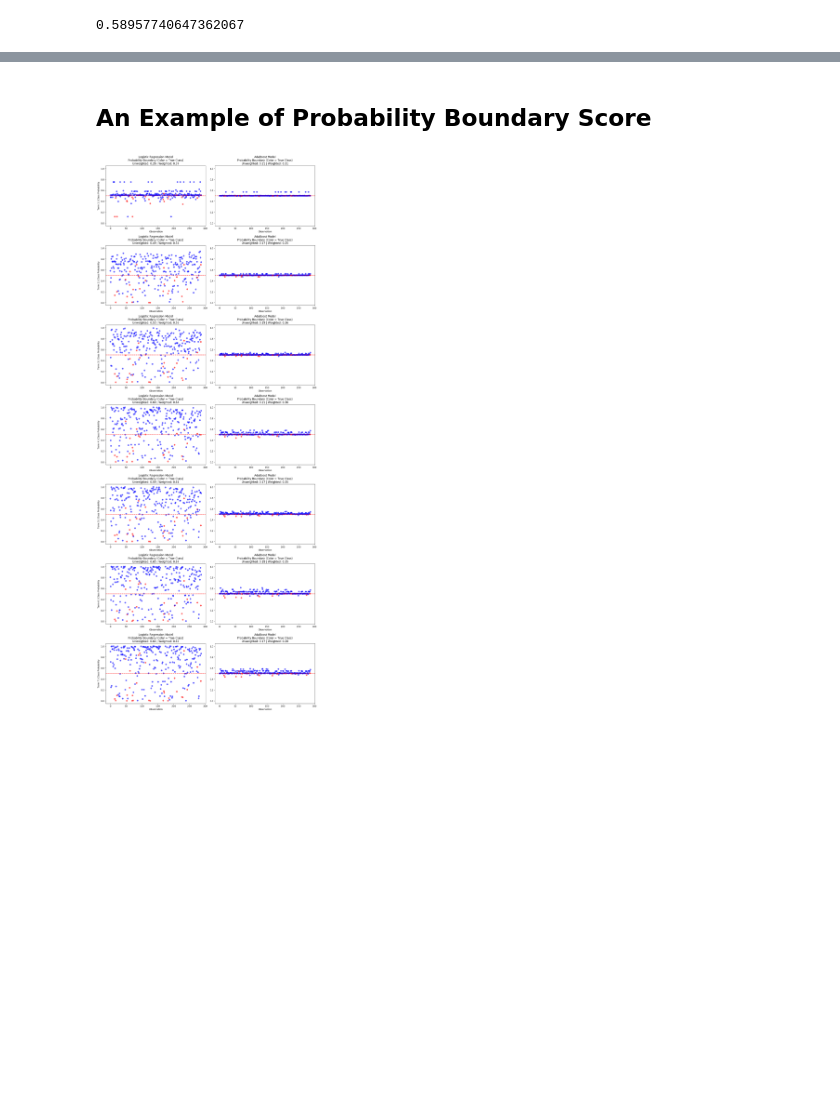
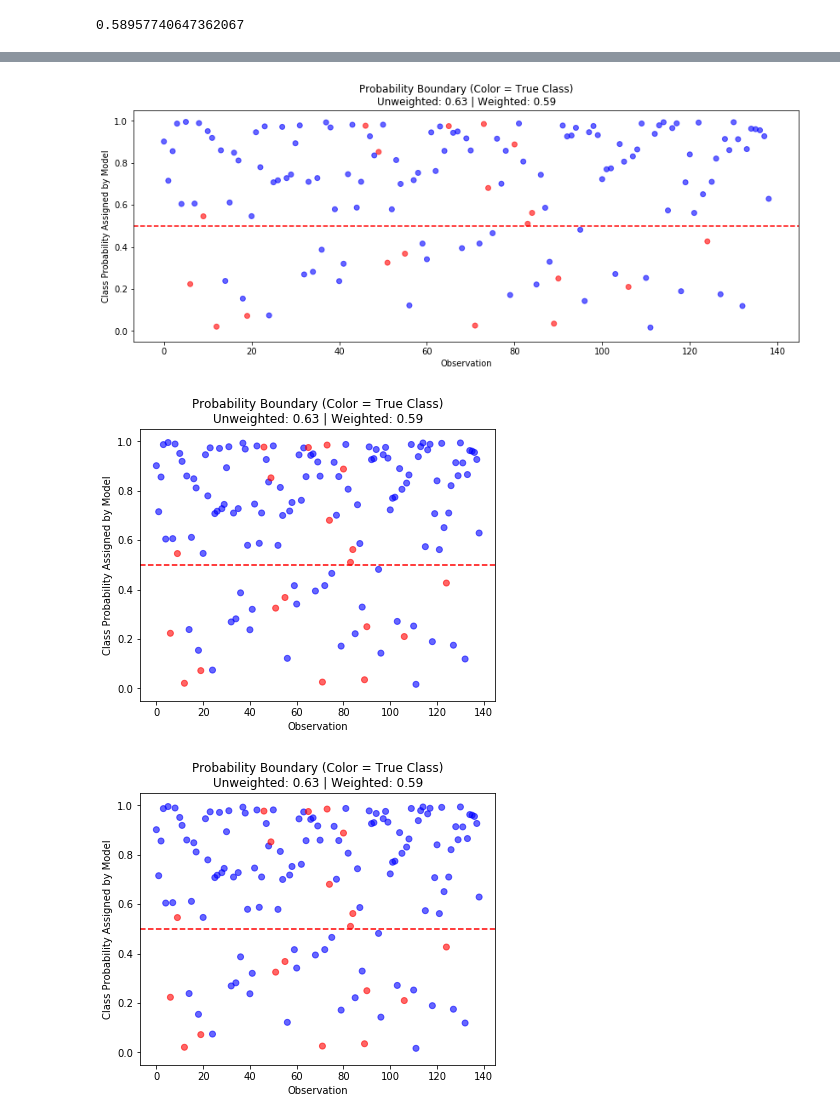
Before and after one commit to zstachniak/Predictive-Testing, a Jupyter notebook: Predictive Testing - Probability Boundary Score.ipynb, the cells around one changed output, grey strips where cells are left out. Drawn from its saved outputs; the diff is of its cells as text; code cells hidden in the pictures; blank space fills up the shorter version.

Commit message:
Created library | Updated plotting functions

```diff
--- a/Predictive Testing - Probability Boundary Score.ipynb
+++ b/Predictive Testing - Probability Boundary Score.ipynb
@@ -45,15 +45,6 @@ All Python modules used are fairly common and will be installed as a default for
 # %%
-# Standard Modules
-import numpy as np
-import pickle
-
-# Plotting
-import matplotlib.pyplot as plt
-from matplotlib.colors import ListedColormap
 # Display plots within Jupyter Notebook
 %matplotlib inline
-# Set default plot size
-plt.rcParams['figure.figsize'] = (14, 5)
 
 # Caution: use only when certain of results
 import warnings
@@ -404,6 +199,9 @@ def compare_prediction_probabilities (data_dict, list_of_models, pretty_names, l
-# %% [markdown]
-## An Example of Probability Boundary Score
-# %%
-compare_prediction_probabilities(df_dict, ['log', 'ada'], ['Logistic Regression', 'AdaBoost'], list(range(1,8)))
-# %% [output]
-[figure, removed]
+# %%
+p = test.plot()
+# %% [output]
+[figure, added]
+# %%
+test.plot(subplot=121)
+# %% [output]
+[figure, added]
+[figure, added]
```
Also changed, not shown: parts of 13 cells of this notebook, 4 other files.
